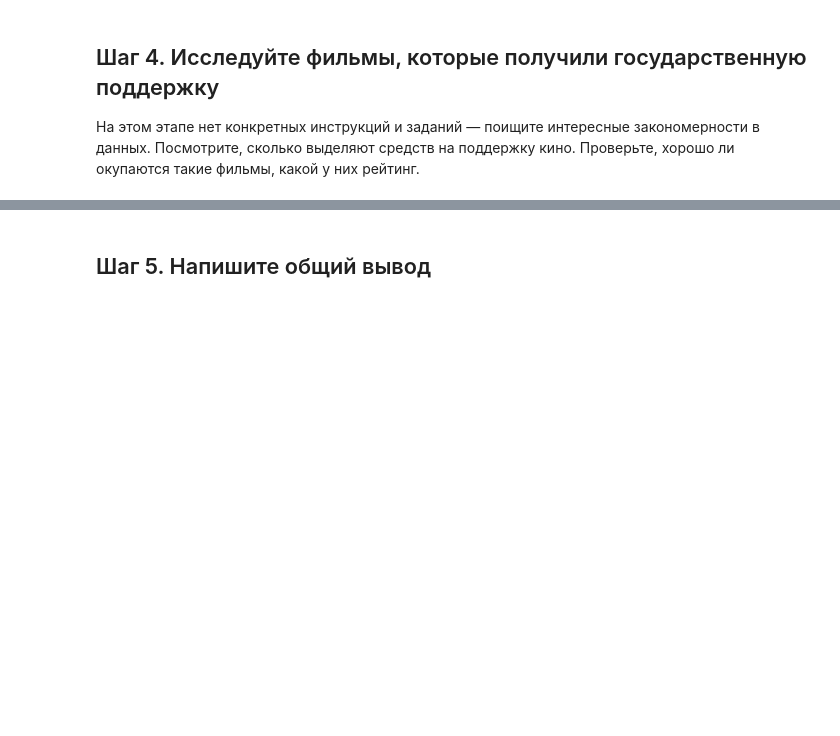
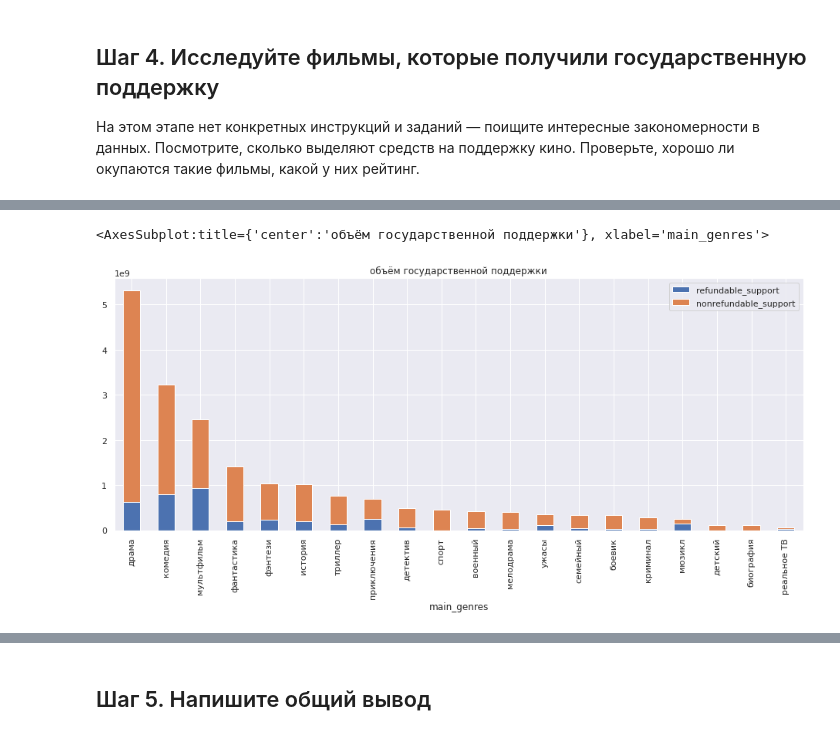
Before and after one commit to ArtyomRasskazov/Practicum, a Jupyter notebook: 1-4-russian-film-distribution.ipynb, the cells around one changed output, grey strips where cells are left out. Drawn from its saved outputs; the diff is of its cells as text; code cells hidden in the pictures; blank space fills up the shorter version.

```diff
--- a/1-4-russian-film-distribution.ipynb
+++ b/1-4-russian-film-distribution.ipynb
@@ -634,0 +681,13 @@ print()
+# %%
+# value of support by genres
+df_supported.groupby('main_genres') \
+            .agg('sum') \
+            .sort_values(by='full_support',
+                         ascending=False) \
+            .plot(title='объём государственной поддержки',
+                  kind='bar',
+                  stacked=True,
+                  y=['refundable_support', 'nonrefundable_support'])
+# %% [output]
+<AxesSubplot:title={'center':'объём государственной поддержки'}, xlabel='main_genres'>
+[figure, added]
```
Also changed, not shown: parts of 8 cells of this notebook.
